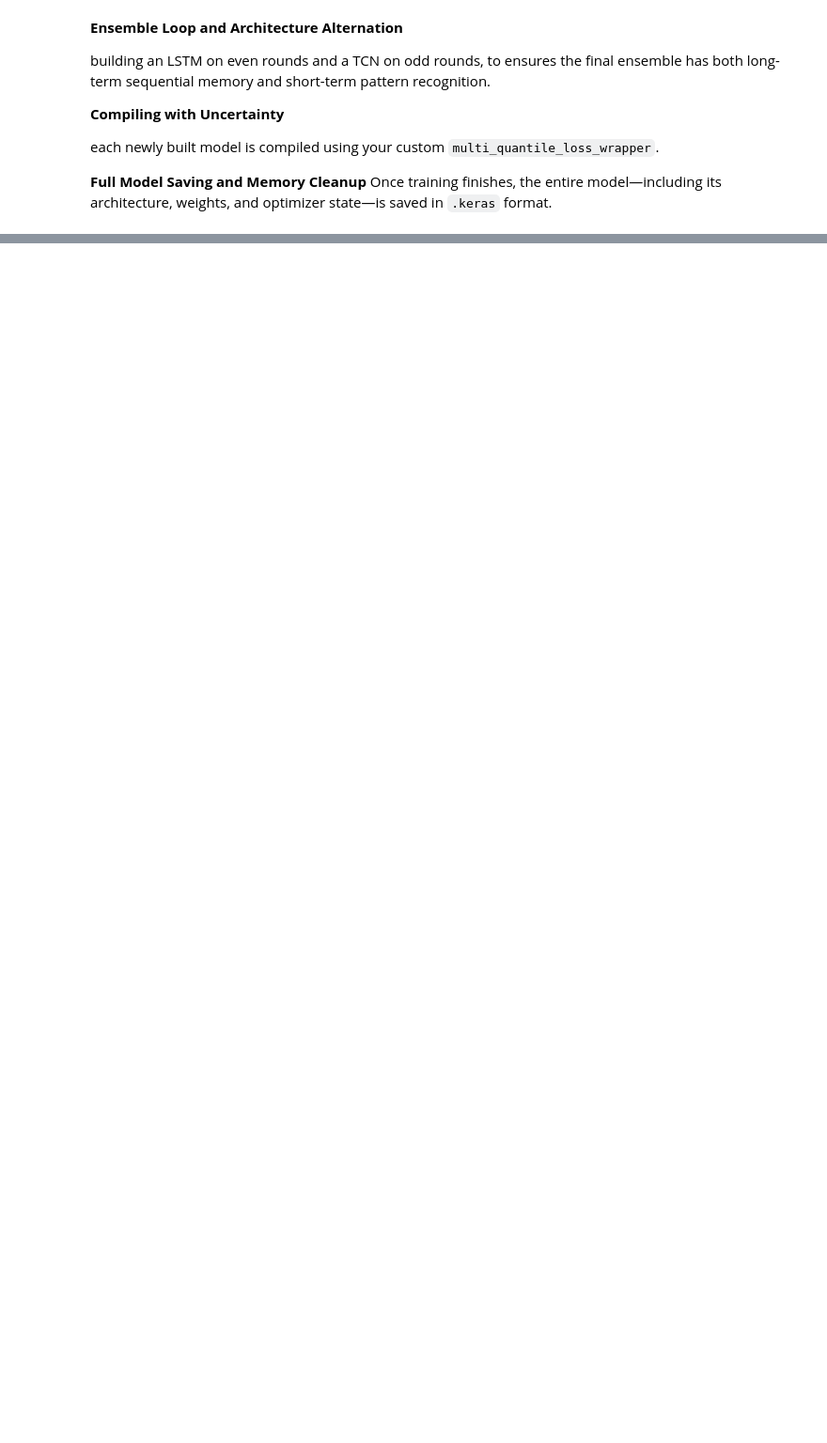
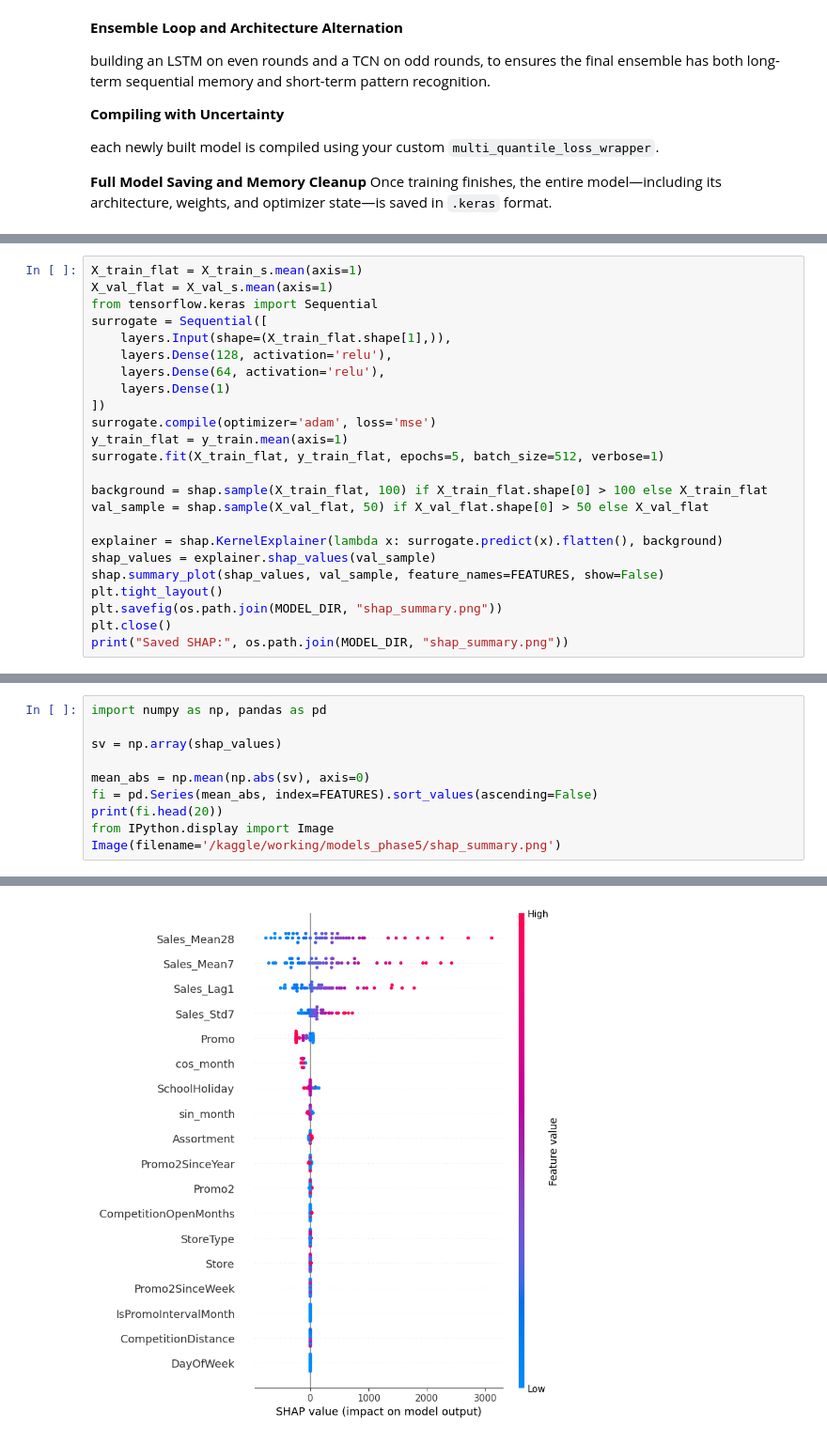
Before and after one commit to Hemenam/Rossman-s-Uncertainty-Aware-Sales-Prediction, a Jupyter notebook: ml-rossman-faze-5.ipynb, the cells around one changed output, grey strips where cells are left out. Shown at 94% size. Cells and saved outputs as stored; diff of their text form; blank space fills up the shorter version.

Commit message:
Traing of faze 5 and outputs are completed

```diff
--- a/ml-rossman-faze-5.ipynb
+++ b/ml-rossman-faze-5.ipynb
@@ -723,0 +882,24 @@ Files: ['model_ensemble_2.weights.h5', 'model_ensemble_0.weights.h5', 'model_ens
+# %%
+X_train_flat = X_train_s.mean(axis=1)
+X_val_flat = X_val_s.mean(axis=1)
+from tensorflow.keras import Sequential
+surrogate = Sequential([
+    layers.Input(shape=(X_train_flat.shape[1],)),
+    layers.Dense(128, activation='relu'),
+    layers.Dense(64, activation='relu'),
+    layers.Dense(1)
+])
+surrogate.compile(optimizer='adam', loss='mse')
+y_train_flat = y_train.mean(axis=1)
+surrogate.fit(X_train_flat, y_train_flat, epochs=5, batch_size=512, verbose=1)
+
+background = shap.sample(X_train_flat, 100) if X_train_flat.shape[0] > 100 else X_train_flat
+val_sample = shap.sample(X_val_flat, 50) if X_val_flat.shape[0] > 50 else X_val_flat
+
+explainer = shap.KernelExplainer(lambda x: surrogate.predict(x).flatten(), background)
+shap_values = explainer.shap_values(val_sample)
+shap.summary_plot(shap_values, val_sample, feature_names=FEATURES, show=False)
+plt.tight_layout()
+plt.savefig(os.path.join(MODEL_DIR, "shap_summary.png"))
+plt.close()
+print("Saved SHAP:", os.path.join(MODEL_DIR, "shap_summary.png"))
@@ -723,0 +936,11 @@ Files: ['model_ensemble_2.weights.h5', 'model_ensemble_0.weights.h5', 'model_ens
+# %%
+import numpy as np, pandas as pd
+
+sv = np.array(shap_values)
+
+mean_abs = np.mean(np.abs(sv), axis=0)
+fi = pd.Series(mean_abs, index=FEATURES).sort_values(ascending=False)
+print(fi.head(20))
+from IPython.display import Image
+Image(filename='/kaggle/working/models_phase5/shap_summary.png')
+# %% [output]
@@ -723,0 +966 @@ Files: ['model_ensemble_2.weights.h5', 'model_ensemble_0.weights.h5', 'model_ens
+[figure, added]
```
Also changed, not shown: parts of 14 cells of this notebook, 9 other files.
